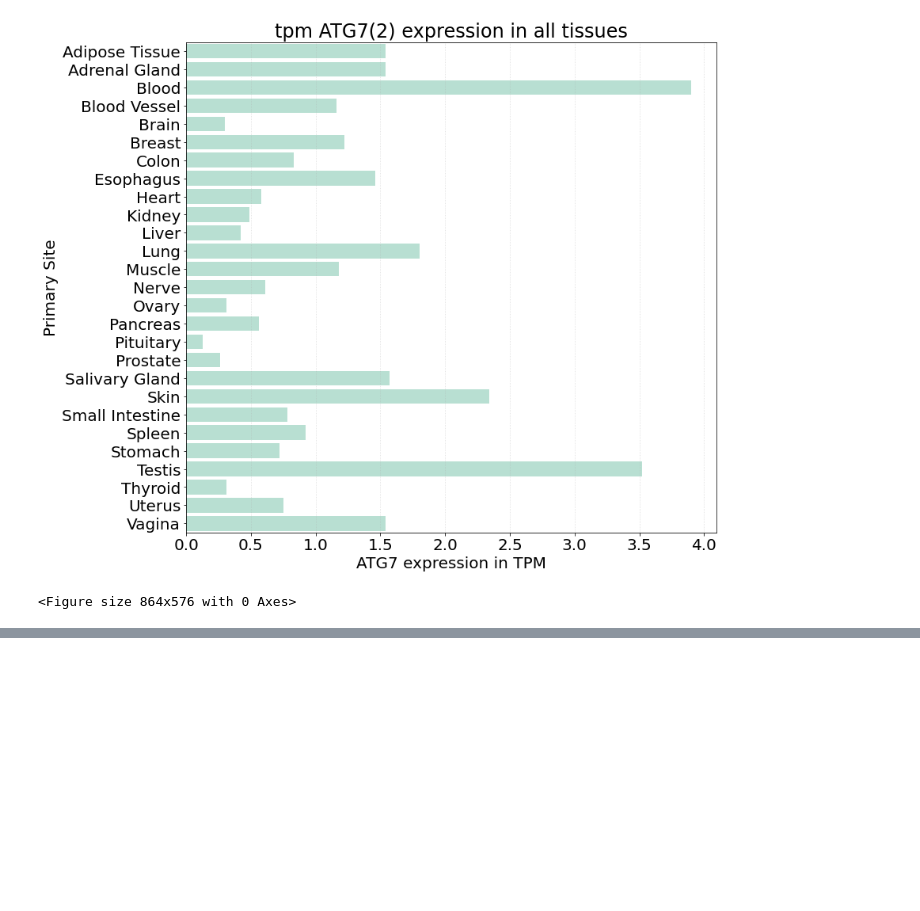
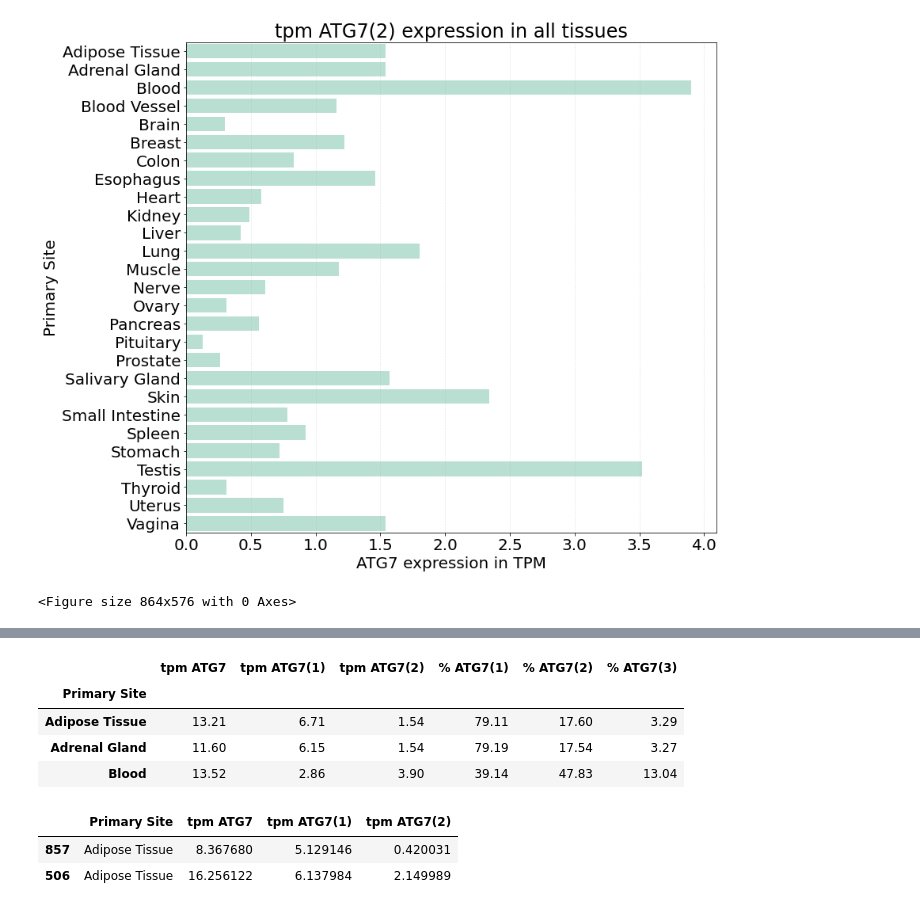
Before and after one commit to Keviosta/Article_short_isoform_ATG7_private, a Jupyter notebook: ATG7/atg7_all_tissue_analyse/ATG7 characterisation/Tissues_differences_ATG7_isoform_characterisation-only_normal.ipynb, the cells around one changed output, grey strips where cells are left out. Drawn from its saved outputs; the diff is of its cells as text; code cells hidden in the pictures; blank space fills up the shorter version.

```diff
--- a/ATG7/atg7_all_tissue_analyse/ATG7 characterisation/Tissues_differences_ATG7_isoform_characterisation-only_normal.ipynb
+++ b/ATG7/atg7_all_tissue_analyse/ATG7 characterisation/Tissues_differences_ATG7_isoform_characterisation-only_normal.ipynb
@@ -238,0 +248,25 @@ tpm ATG7(2)
+# %%
+df_sampletype_normal.head(3)
+# %% [output]
+|  | tpm ATG7 | tpm ATG7(1) | tpm ATG7(2) | % ATG7(1) | % ATG7(2) | % ATG7(3) |
+| Primary Site |  |  |  |  |  |  |
+| Adipose Tissue | 13.21 | 6.71 | 1.54 | 79.11 | 17.60 | 3.29 |
+| Adrenal Gland | 11.60 | 6.15 | 1.54 | 79.19 | 17.54 | 3.27 |
+| Blood | 13.52 | 2.86 | 3.90 | 39.14 | 47.83 | 13.04 |
+# %%
+df_tissues = df_ATG7_Normal[['Primary_Site',
+                             'ATG7_total',
+                             'ATG7_1tpm',
+                             'ATG7_2tpm']]
+
+##Column rename
+df_tissues = df_tissues.rename(columns = {'Primary_Site' : 'Primary Site',
+                                          'ATG7_total': 'tpm ATG7',
+                                          'ATG7_1tpm': 'tpm ATG7(1)',
+                                          'ATG7_2tpm': 'tpm ATG7(2)'})
+df_tissues = df_tissues.sort_values('Primary Site')
+df_tissues.head(2)
+# %% [output]
+|  | Primary Site | tpm ATG7 | tpm ATG7(1) | tpm ATG7(2) |
+| 857 | Adipose Tissue | 8.367680 | 5.129146 | 0.420031 |
+| 506 | Adipose Tissue | 16.256122 | 6.137984 | 2.149989 |
```
Also changed, not shown: parts of 4 cells of this notebook, 2 other files.
